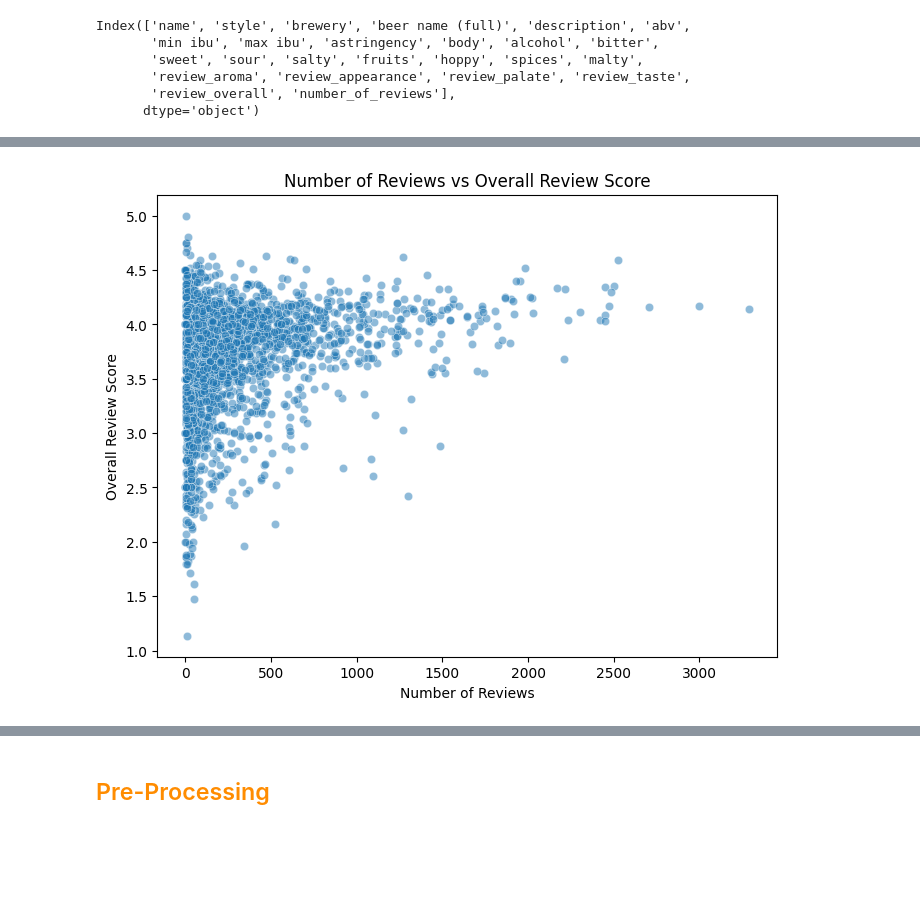
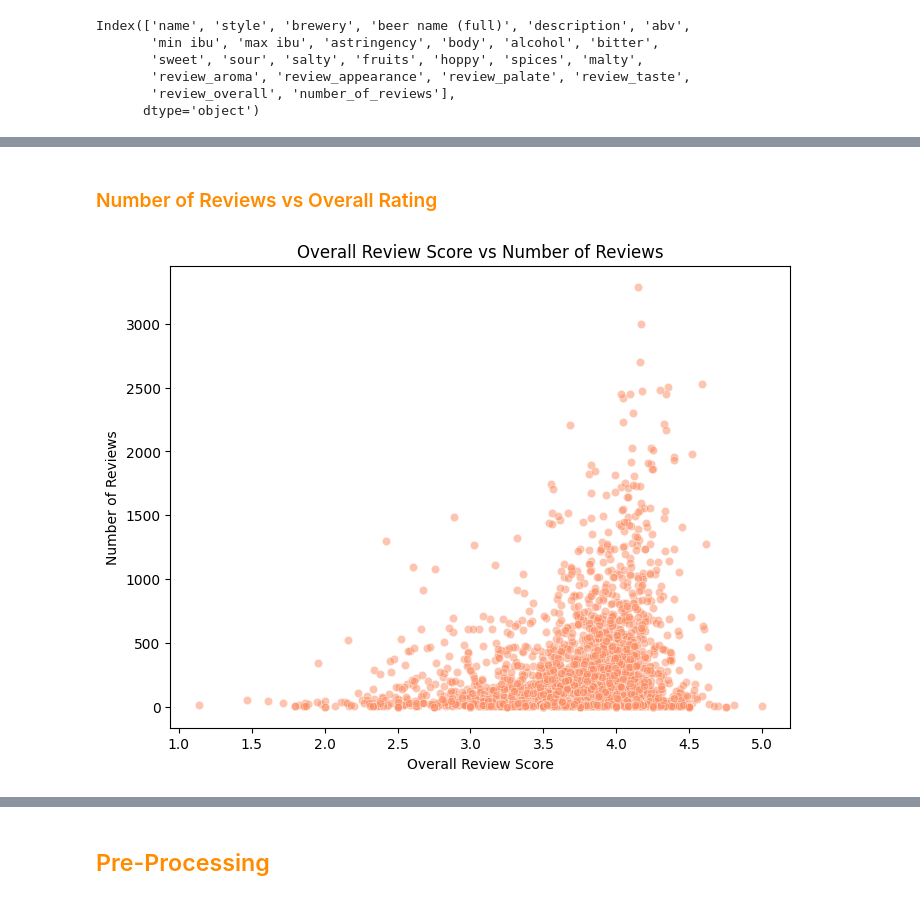
Before and after one commit to fabiola-rojas/itcs3162-proj4, a Jupyter notebook: proj4-beer.ipynb, the cells around one changed output, grey strips where cells are left out. Saved outputs shown, nothing was run; the diff lists cells and outputs as text; code cells hidden in the pictures; blank space fills up the shorter version.

```diff
--- a/proj4-beer.ipynb
+++ b/proj4-beer.ipynb
@@ -226,9 +174,11 @@ plt.show()
+# %% [markdown]
+### <span style="color: darkorange">Number of Reviews vs Overall Rating
 # %%
 plt.figure(figsize=(8, 6))
-sns.scatterplot(data=df, x='number_of_reviews', y='review_overall', alpha=0.5)
-plt.title('Number of Reviews vs Overall Review Score')
-plt.xlabel('Number of Reviews')
-plt.ylabel('Overall Review Score')
+sns.scatterplot(data=df, x='review_overall', y='number_of_reviews', alpha=0.5, color='#fc8d62')
+plt.title('Overall Review Score vs Number of Reviews')
+plt.ylabel('Number of Reviews')
+plt.xlabel('Overall Review Score')
 plt.show()
 # %% [output]
-[figure, old version]
+[figure, new version]
```
Also changed, not shown: parts of 42 cells of this notebook.
